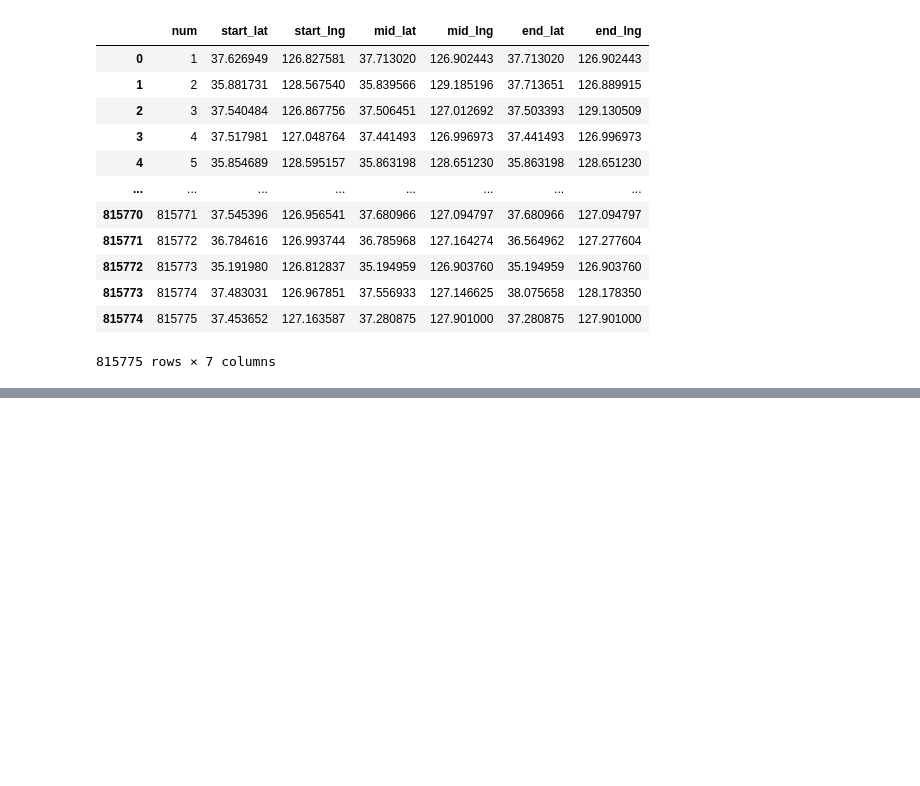
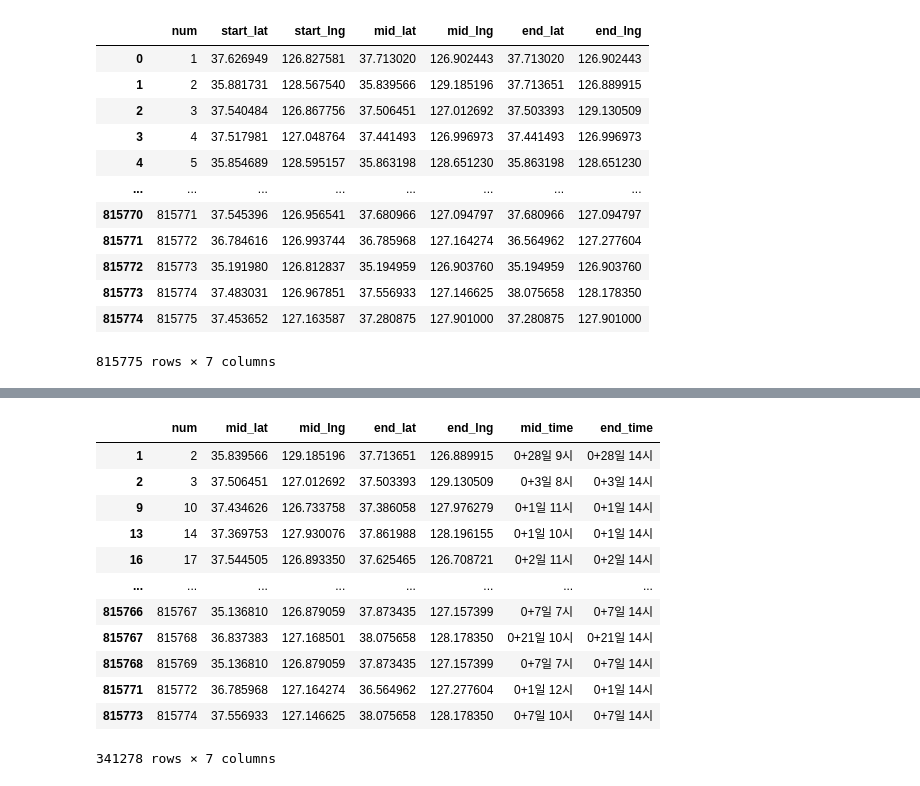
Before and after one commit to DSjayjang/Project, a Jupyter notebook: Crawling/eda/3_merge.ipynb, the cells around one changed output, grey strips where cells are left out. Cells and saved outputs as stored; diff of their text form; code cells hidden in the pictures; blank space fills up the shorter version.

```diff
--- a/Crawling/eda/3_merge.ipynb
+++ b/Crawling/eda/3_merge.ipynb
@@ -87,0 +88,3 @@ df_merge.to_csv(f'{save_dir}df_geo_new.csv', index = False)
+# %%
+df_geo_new = pd.read_csv(r'..\datasets\df_geo_new.csv') # 위경도 좌표
+df_geo_new
@@ -87,0 +122,23 @@ df_merge.to_csv(f'{save_dir}df_geo_new.csv', index = False)
+# %%
+temp = pd.concat([df, df_geo_new], axis = 1)
+temp = temp.drop(columns = ['출발지 주소', '중간집결지 주소', '최종 도착지 주소', '순번'])
+# %%
+temp1 = temp[['이동방법', 'num', 'start_lat', 'start_lng', 'mid_lat', 'mid_lng', 'end_lat', 'end_lng']]
+temp1.loc[:, ['mid_time', 'end_time']] = temp[['중간집결 기한', '최종도착 기한']].values
+# %%
+temp2 = temp1[temp1['이동방법'] == '집단'].drop(columns = ['이동방법', 'start_lat', 'start_lng'])
+temp2
+# %% [output]
+|  | num | mid_lat | mid_lng | end_lat | end_lng | mid_time | end_time |
+| 1 | 2 | 35.839566 | 129.185196 | 37.713651 | 126.889915 | 0+28일 9시 | 0+28일 14시 |
+| 2 | 3 | 37.506451 | 127.012692 | 37.503393 | 129.130509 | 0+3일 8시 | 0+3일 14시 |
+| 9 | 10 | 37.434626 | 126.733758 | 37.386058 | 127.976279 | 0+1일 11시 | 0+1일 14시 |
+| 13 | 14 | 37.369753 | 127.930076 | 37.861988 | 128.196155 | 0+1일 10시 | 0+1일 14시 |
+| 16 | 17 | 37.544505 | 126.893350 | 37.625465 | 126.708721 | 0+2일 11시 | 0+2일 14시 |
+| ... | ... | ... | ... | ... | ... | ... | ... |
+| 815766 | 815767 | 35.136810 | 126.879059 | 37.873435 | 127.157399 | 0+7일 7시 | 0+7일 14시 |
+| 815767 | 815768 | 36.837383 | 127.168501 | 38.075658 | 128.178350 | 0+21일 10시 | 0+21일 14시 |
+| 815768 | 815769 | 35.136810 | 126.879059 | 37.873435 | 127.157399 | 0+7일 7시 | 0+7일 14시 |
+| 815771 | 815772 | 36.785968 | 127.164274 | 36.564962 | 127.277604 | 0+1일 12시 | 0+1일 14시 |
+| 815773 | 815774 | 37.556933 | 127.146625 | 38.075658 | 128.178350 | 0+7일 10시 | 0+7일 14시 |
+341278 rows × 7 columns
```
Also changed, not shown: parts of 4 cells of this notebook, 7 other files.
